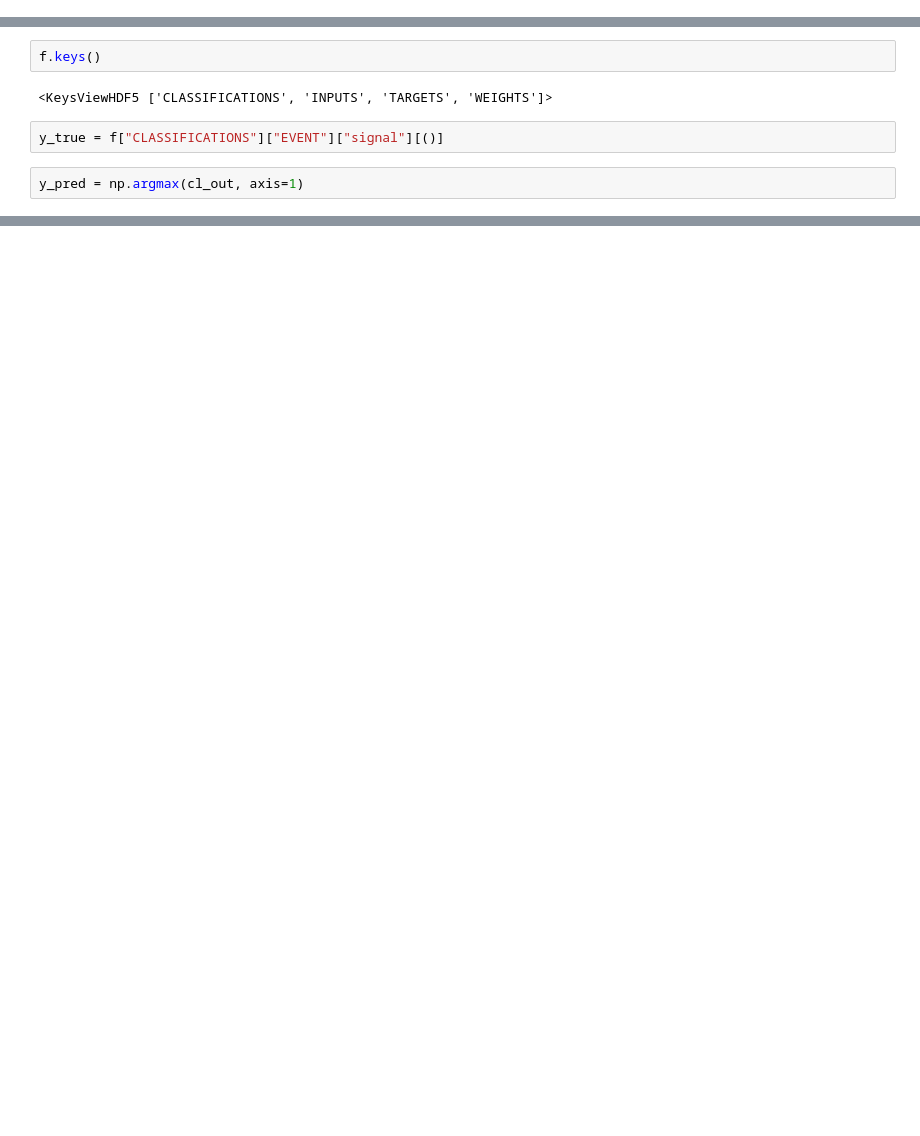
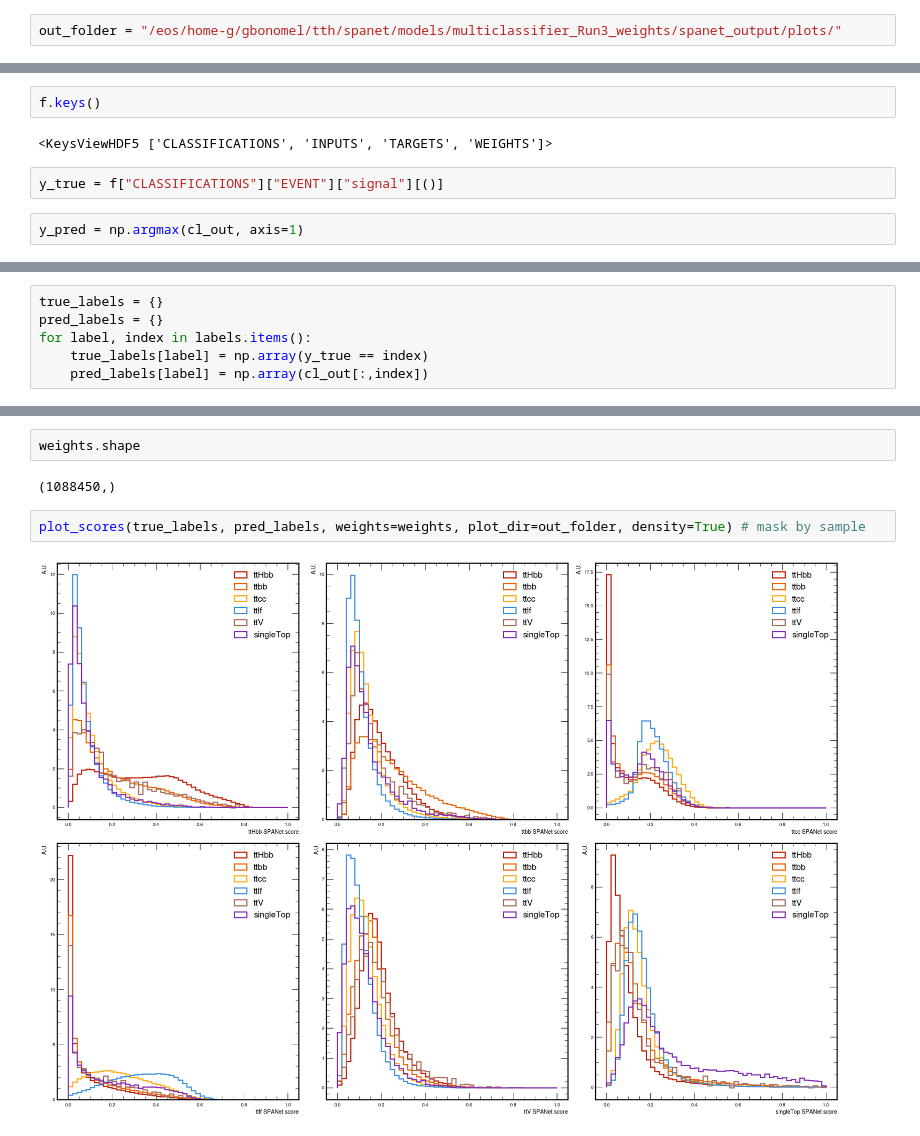
Before and after one commit to gbonomel/ttHbb_SPANet, a Jupyter notebook: scripts/ApplySpanetONNX.ipynb, the cells around one changed output, grey strips where cells are left out. Cells and saved outputs as stored; diff of their text form; blank space fills up the shorter version.

```diff
--- a/scripts/ApplySpanetONNX.ipynb
+++ b/scripts/ApplySpanetONNX.ipynb
@@ -26,0 +78,2 @@ from sklearn.metrics import confusion_matrix
+# %%
+out_folder = "/eos/home-g/gbonomel/tth/spanet/models/multiclassifier_Run3_weights/spanet_output/plots/"
@@ -180,0 +428,6 @@ y_pred = np.argmax(cl_out, axis=1)
+# %%
+true_labels = {}
+pred_labels = {}
+for label, index in labels.items():
+    true_labels[label] = np.array(y_true == index)
+    pred_labels[label] = np.array(cl_out[:,index])
@@ -180,0 +472,8 @@ y_pred = np.argmax(cl_out, axis=1)
+# %%
+weights.shape
+# %% [output]
+(1088450,)
+# %%
+plot_scores(true_labels, pred_labels, weights=weights, plot_dir=out_folder, density=True) # mask by sample
+# %% [output]
+[figure, added]
```
Also changed, not shown: parts of 34 cells of this notebook.
